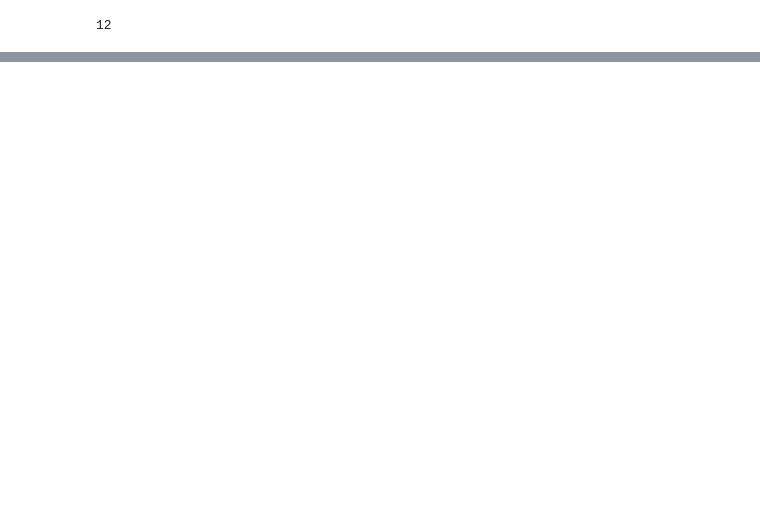
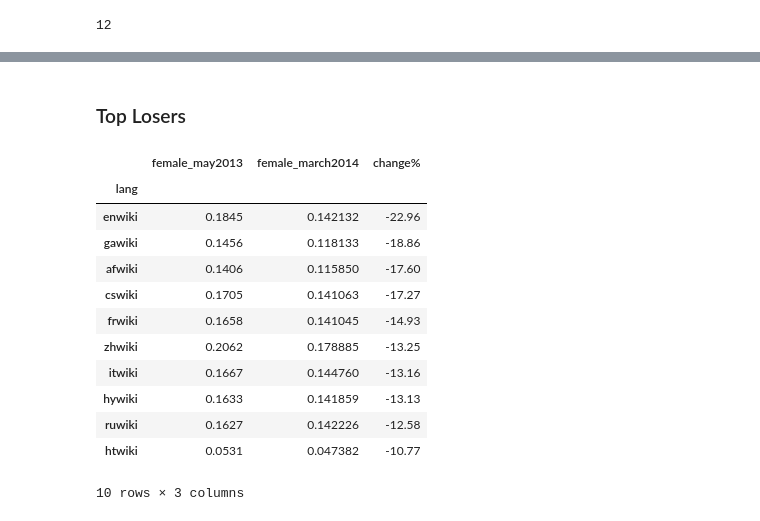
Before and after one commit to notconfusing/wikidataSex, a Jupyter notebook: ratio_analysis/Sex Ratios By Language May 2014.ipynb, the cells around one changed output, grey strips where cells are left out. Cells and saved outputs as stored; diff of their text form; code cells hidden in the pictures; blank space fills up the shorter version.

```diff
--- a/ratio_analysis/Sex Ratios By Language May 2014.ipynb
+++ b/ratio_analysis/Sex Ratios By Language May 2014.ipynb
@@ -139,0 +136,6 @@ diffdf.head()
+# %%
+maydf = pd.read_table('may2013.csv',sep=',', index_col=0)
+maydf['female'] = maydf['perc'] / 100.0
+diffdf = maydf.join(other=norm_sex,how='inner',lsuffix='_may2013', rsuffix='_march2014')
+diffdf['change%'] = (diffdf['female_march2014'] - diffdf['female_may2013']) / diffdf['female_may2013']
+diffdf['change%'] = diffdf['change%'].apply(lambda x: decimal.Decimal(x * 100).quantize(TWOPLACES) )
@@ -139,0 +152,18 @@ diffdf.head()
+# %% [markdown]
+### Top Losers
+# %%
+diffdf.sort(columns='change%', ascending=True)[['female_may2013','female_march2014','change%']].head(10)
+# %% [output]
+|  | female_may2013 | female_march2014 | change% |
+| lang |  |  |  |
+| enwiki | 0.1845 | 0.142132 | -22.96 |
+| gawiki | 0.1456 | 0.118133 | -18.86 |
+| afwiki | 0.1406 | 0.115850 | -17.60 |
+| cswiki | 0.1705 | 0.141063 | -17.27 |
+| frwiki | 0.1658 | 0.141045 | -14.93 |
+| zhwiki | 0.2062 | 0.178885 | -13.25 |
+| itwiki | 0.1667 | 0.144760 | -13.16 |
+| hywiki | 0.1633 | 0.141859 | -13.13 |
+| ruwiki | 0.1627 | 0.142226 | -12.58 |
+| htwiki | 0.0531 | 0.047382 | -10.77 |
+10 rows × 3 columns
```
Also changed, not shown: parts of 42 cells of this notebook.
